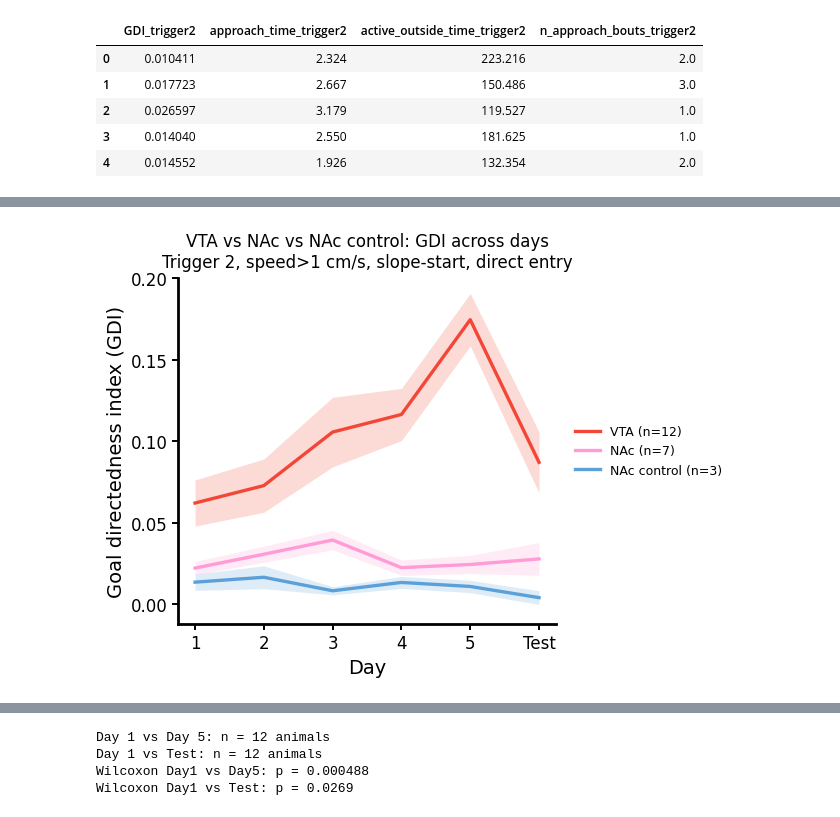
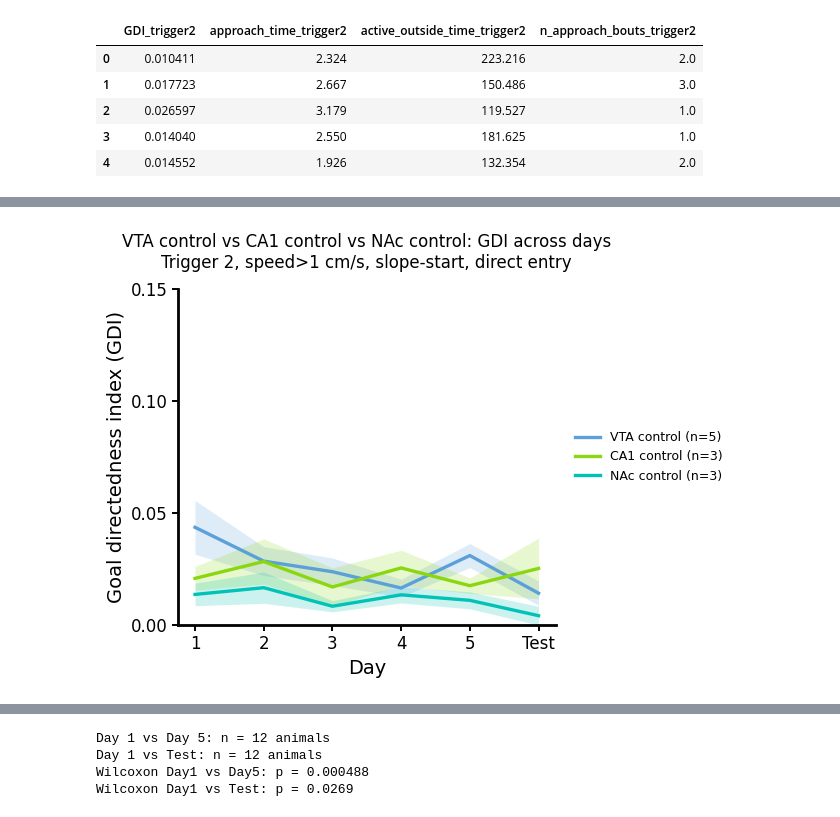
Before and after one commit to Koushouu/Cheeseboard, a Jupyter notebook: exploratory/distance_and_speed.ipynb, the cells around one changed output, grey strips where cells are left out. Cells and saved outputs as stored; diff of their text form; code cells hidden in the pictures.

```diff
--- a/exploratory/distance_and_speed.ipynb
+++ b/exploratory/distance_and_speed.ipynb
@@ -168,8 +168,9 @@ def get_genotype_color(genotype=None):
     genotype_color['NAc'] = '#FF9BD6ff'
     genotype_color['ArchT'] = "#22d2bdff"
     genotype_color['eYFP_ArchT'] = '#5ba0d8ff'
-    genotype_color['CA1_control'] = '#5ba0d8ff'
-    genotype_color['NAc_control'] = '#5ba0d8ff'
+    genotype_color['CA1_control'] = "#8ad70fff"
+    genotype_color['Control'] = '#5ba0d8ff'
+    genotype_color['NAc_control'] = "#00C2B5"
     genotype_color['WT'] = 'grey'
     if genotype == None:
         return genotype_color
@@ -716,7 +717,7 @@ metadata['path_eff']             = np.nan   # L_shortest / L_actual * 100
 R_TRIGGER = (10/1.2)
 
 # --- SETTINGS you can comment/uncomment ---
-REQUIRE_STAY_2S = True          # False → any entry; True → require ≥2 s stay
+REQUIRE_STAY_2S = False          # False → any entry; True → require ≥2 s stay
 MIN_DUR_MS      = 2000           # min duration threshold in ms
 # -----------------------------------------
 
@@ -3327,17 +3458,28 @@ The file '/Users/stella/Desktop/PhD/paulsen_lab/Analysis/kou_analysis/cheeseboar
 # %%
 # ============================================================
 # Plot GDI across L1-L5 + Test
+#
+# Adds pooled group:
+#   'Control' = NAc_control + CA1_control
+#
+# You can now use:
+#   GROUPS = ['ChR2', 'CA1', 'CA3', 'Control']
+#   GROUPS = ['NAc', 'Control']
+#   GROUPS = ['CA1_control', 'NAc_control']
 # ============================================================
-
 
 # ------------------------------------------------------------
 # OPTIONS
 # ------------------------------------------------------------
 # GROUPS = ['ChR2', 'ChR2_short','eYFP_ChR2']
 # GROUPS = ['ChR2', 'eYFP_ChR2', 'CA3']
-GROUPS = ['ChR2', 'NAc', 'NAc_control']
-#GROUPS = ['ChR2','CA1', 'CA3', 'CA1_control']
+#GROUPS = ['ChR2', 'NAc', 'Control']
+GROUPS = ['eYFP_ChR2', 'CA1_control', 'NAc_control']
+#GROUPS = ['ChR2', 'CA1', 'CA3', 'Control']
 # GROUPS = ['ChR2', 'ChR2_short', 'CA1', 'CA3', 'NAc']
+
+# These original genotypes will be pooled into genotype == 'Control'
+POOLED_CONTROL_ORIGINAL_GROUPS = ['NAc_control', 'CA1_control']
 
 DISPLAY_NAME = {
     'ChR2': 'VTA',
@@ -3350,12 +3492,13 @@ DISPLAY_NAME = {
     'CA3_control': 'CA3 control',
     'NAc': 'NAc',
     'NAc_control': 'NAc control',
+    'Control': 'Control',
 }
 
 EXCLUDE_ID = ['AS', 'AN']     # e.g. ['AS', 'AN']
-EXCLUDE_SUBS = []        # e.g. [43]
+EXCLUDE_SUBS = []             # e.g. [43]
 
-REQUIRE_COMPLETE = False # True -> only animals with all L1-L5 + Test
+REQUIRE_COMPLETE = False      # True -> only animals with all L1-L5 + Test
 
 SHOW_ANIMAL_IDS_DAY1 = False
 DAY1_LABEL_X_OFFSET = 0.00
@@ -3369,9 +3512,9 @@ PLOT_SEM_ERRORBAR = False
 
 # y-axis options
 YMIN = None              # e.g. 0, or None for auto
-YMAX = 0.2              # e.g. 1, or None for auto
-Y_BOTTOM_PAD_FRAC = 0.06
-Y_TICK_STEP = 0.05   # change this to 0.1, 0.5, 1, etc.
+YMAX = 0.1               # e.g. 1, or None for auto
+Y_BOTTOM_PAD_FRAC = 0.0
+Y_TICK_STEP = 0.05       # change this to 0.1, 0.5, 1, etc.
 
 plot_days = np.arange(1, 7)
 x_vals = plot_days - 1
@@ -3379,12 +3522,32 @@ x_vals = plot_days - 1
 # ------------------------------------------------------------
 # 1) Filter metadata
 # ------------------------------------------------------------
+# If GROUPS contains 'Control', load the original component genotypes.
+groups_to_load = []
+for g in GROUPS:
+    if g == 'Control':
+        groups_to_load.extend(POOLED_CONTROL_ORIGINAL_GROUPS)
+    else:
+        groups_to_load.append(g)
+
+groups_to_load = sorted(set(groups_to_load))
+
 meta_LT = metadata[
     (metadata['usable'] == 1) &
-    (metadata['genotype'].isin(GROUPS)) &
+    (metadata['genotype'].isin(groups_to_load)) &
     (metadata['trial_type'].isin(['L', 'T'])) &
     (metadata[GDI_COL].notna())
 ].copy()
+
+# Store original genotype before pooling
+meta_LT['genotype_original'] = meta_LT['genotype']
+
+# Pool NAc_control + CA1_control into one displayed/statistical group: Control
+if 'Control' in GROUPS:
+    meta_LT.loc[
+        meta_LT['genotype_original'].isin(POOLED_CONTROL_ORIGINAL_GROUPS),
+        'genotype'
+    ] = 'Control'
 
 if len(EXCLUDE_ID) > 0:
     meta_LT = meta_LT[
@@ -3456,6 +3619,23 @@ def sem_by_day(mat):
     return sem
 
 
+def get_animal_label(ms, sub):
+    """
+    Keeps original group visible for pooled Control animals.
+    Example: N8 (NAc_control), X3 (CA1_control)
+    """
+    if 'id' in ms.columns and ms['id'].notna().any():
+        animal_id = str(ms['id'].dropna().iloc[0])
+    else:
+        animal_id = str(sub)
+
+    if 'genotype_original' in ms.columns and ms['genotype'].iloc[0] == 'Control':
+        original = str(ms['genotype_original'].dropna().iloc[0])
+        return f'{animal_id} ({original})'
+
+    return animal_id
+
+
 def build_genotype_matrix(meta_group, value_col):
     rows = []
     subs = []
@@ -3479,11 +3659,7 @@ def build_genotype_matrix(meta_group, value_col):
 
         rows.append(vals)
         subs.append(sub)
-
-        if 'id' in ms.columns and ms['id'].notna().any():
-            ids.append(str(ms['id'].dropna().iloc[0]))
-        else:
-            ids.append(str(sub))
+        ids.append(get_animal_label(ms, sub))
 
     if len(rows) == 0:
         return None, [], []
@@ -3599,12 +3775,18 @@ def plot_group(ax, mat, subs, ids, genotype_key, label):
 
     return None
 
+
 # ------------------------------------------------------------
 # 4) Build matrices
 # ------------------------------------------------------------
 group_data = {}
 
-print("Animals plotted:")
+print("\nGroups used for plotting:", GROUPS)
+print("Original genotypes loaded:", groups_to_load)
+if 'Control' in GROUPS:
+    print("Control pooled from:", POOLED_CONTROL_ORIGINAL_GROUPS)
+
+print("\nAnimals plotted:")
 for g in GROUPS:
     meta_g = meta_LT[meta_LT['genotype'] == g].copy()
     mat_g, subs_g, ids_g = build_genotype_matrix(meta_g, GDI_COL)
@@ -3663,7 +3845,7 @@ group_title = ' vs '.join([DISPLAY_NAME.get(g, g) for g in GROUPS])
 ax.set_title(
     f'{group_title}: GDI across days\n{title_suffix}',
     fontsize=12,
-    pad=8
+    pad=15
 )
 
 apply_y_axis(ax, ymax_candidates)
@@ -3684,2 +3869,2 @@ Animals plotted:
   NAc control (NAc_control): n = 3, ids = ['N8', 'N9', 'N10']
-[figure, old version]
+[figure, new version]
```
Also changed, not shown: parts of 6 cells of this notebook, 2 other files.
